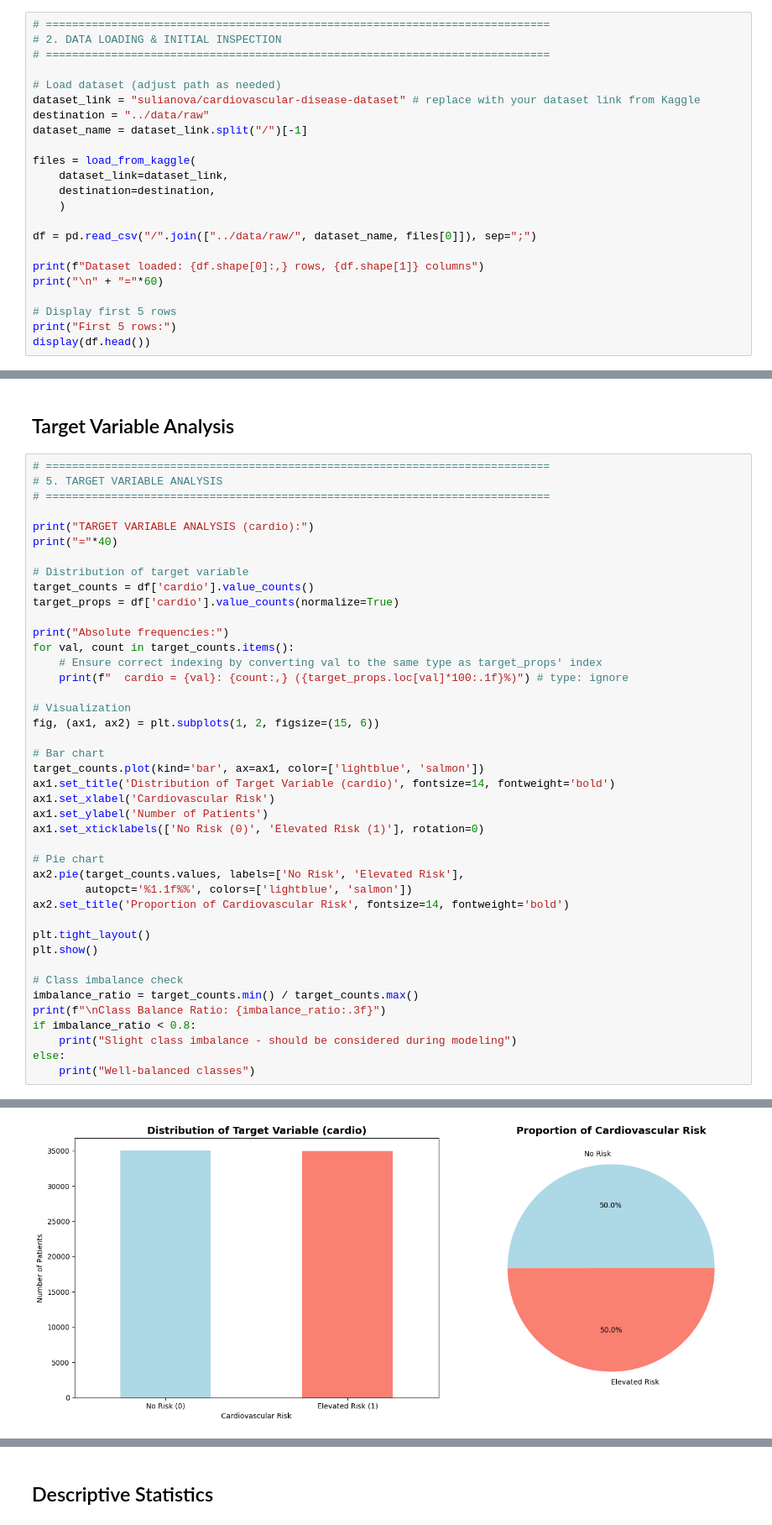
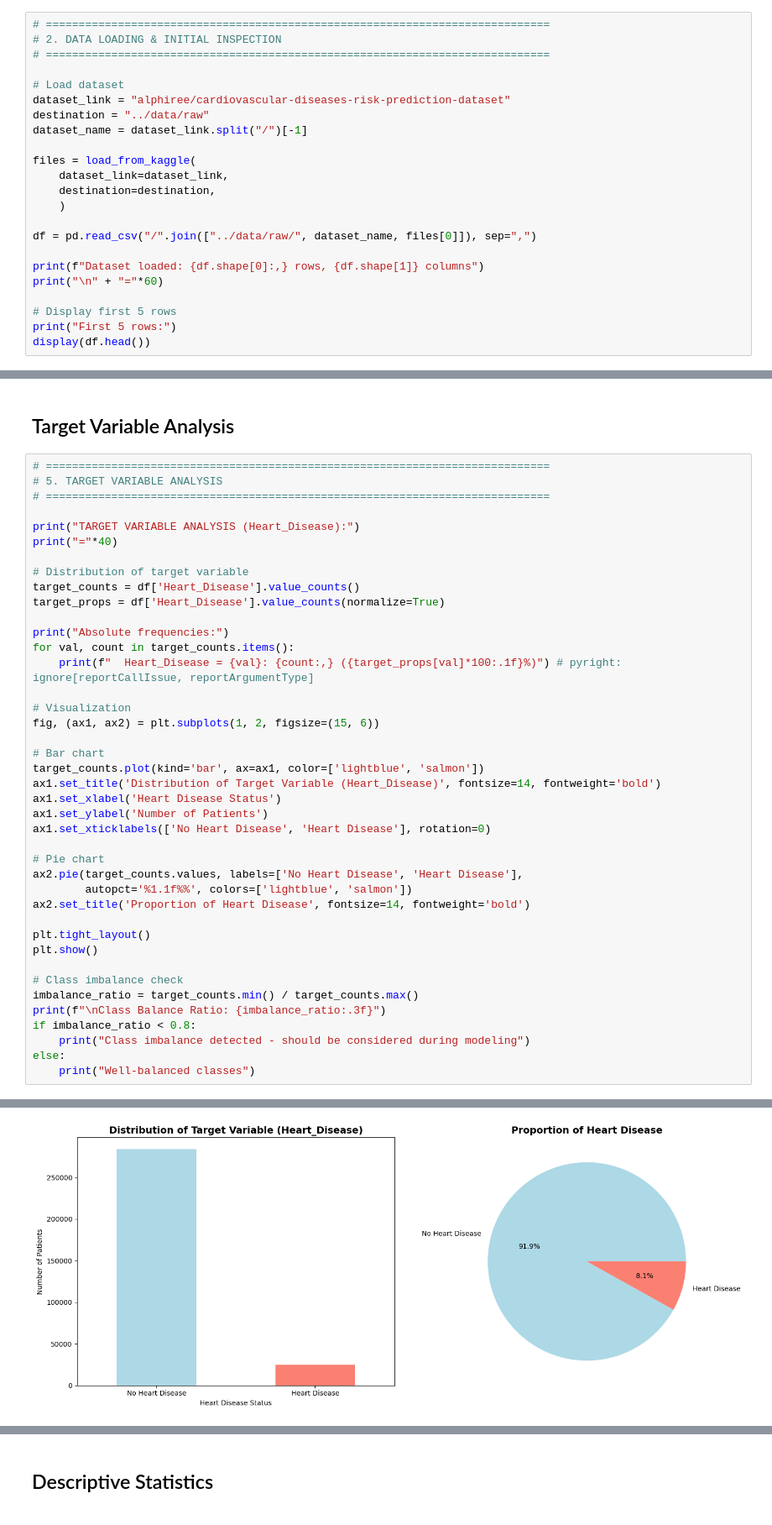
Before and after one commit to eyyuboeztuerk-arch/DPP-Stackfuel-Data-Science-Projekt, a Jupyter notebook: notebooks/01_exploration.ipynb, the cells around one changed output, grey strips where cells are left out. Shown at 84% size. Saved outputs shown, nothing was run; the diff lists cells and outputs as text.

Commit message:
adjust up to and including descriptive statistics in 01_exploration.ipynb after changing dataset used for this project

```diff
--- a/notebooks/01_exploration.ipynb
+++ b/notebooks/01_exploration.ipynb
@@ -128,8 +127,8 @@ warnings.filterwarnings('ignore')
 # 2. DATA LOADING & INITIAL INSPECTION
 # =============================================================================
 
-# Load dataset (adjust path as needed)
-dataset_link = "sulianova/cardiovascular-disease-dataset" # replace with your dataset link from Kaggle
+# Load dataset
+dataset_link = "alphiree/cardiovascular-diseases-risk-prediction-dataset"
 destination = "../data/raw"
 dataset_name = dataset_link.split("/")[-1]
 
@@ -138,7 +137,7 @@ files = load_from_kaggle(
     destination=destination,
     )
 
-df = pd.read_csv("/".join(["../data/raw/", dataset_name, files[0]]), sep=";")
+df = pd.read_csv("/".join(["../data/raw/", dataset_name, files[0]]), sep=",")
 
 print(f"Dataset loaded: {df.shape[0]:,} rows, {df.shape[1]} columns")
 print("\n" + "="*60)
@@ -407,32 +415,31 @@ DUPLICATES: 0 (0.00%)
 # 5. TARGET VARIABLE ANALYSIS
 # =============================================================================
 
-print("TARGET VARIABLE ANALYSIS (cardio):")
+print("TARGET VARIABLE ANALYSIS (Heart_Disease):")
 print("="*40)
 
 # Distribution of target variable
-target_counts = df['cardio'].value_counts()
-target_props = df['cardio'].value_counts(normalize=True)
+target_counts = df['Heart_Disease'].value_counts()
+target_props = df['Heart_Disease'].value_counts(normalize=True)
 
 print("Absolute frequencies:")
 for val, count in target_counts.items():
-    # Ensure correct indexing by converting val to the same type as target_props' index
-    print(f"  cardio = {val}: {count:,} ({target_props.loc[val]*100:.1f}%)") # type: ignore
+    print(f"  Heart_Disease = {val}: {count:,} ({target_props[val]*100:.1f}%)") # pyright: ignore[reportCallIssue, reportArgumentType]
 
 # Visualization
 fig, (ax1, ax2) = plt.subplots(1, 2, figsize=(15, 6))
 
 # Bar chart
 target_counts.plot(kind='bar', ax=ax1, color=['lightblue', 'salmon'])
-ax1.set_title('Distribution of Target Variable (cardio)', fontsize=14, fontweight='bold')
-ax1.set_xlabel('Cardiovascular Risk')
+ax1.set_title('Distribution of Target Variable (Heart_Disease)', fontsize=14, fontweight='bold')
+ax1.set_xlabel('Heart Disease Status')
 ax1.set_ylabel('Number of Patients')
-ax1.set_xticklabels(['No Risk (0)', 'Elevated Risk (1)'], rotation=0)
+ax1.set_xticklabels(['No Heart Disease', 'Heart Disease'], rotation=0)
 
 # Pie chart
-ax2.pie(target_counts.values, labels=['No Risk', 'Elevated Risk'],
+ax2.pie(target_counts.values, labels=['No Heart Disease', 'Heart Disease'],
         autopct='%1.1f%%', colors=['lightblue', 'salmon'])
-ax2.set_title('Proportion of Cardiovascular Risk', fontsize=14, fontweight='bold')
+ax2.set_title('Proportion of Heart Disease', fontsize=14, fontweight='bold')
 
 plt.tight_layout()
 plt.show()
@@ -441,7 +448,7 @@ plt.show()
 imbalance_ratio = target_counts.min() / target_counts.max()
 print(f"\nClass Balance Ratio: {imbalance_ratio:.3f}")
 if imbalance_ratio < 0.8:
-    print("Slight class imbalance - should be considered during modeling")
+    print("Class imbalance detected - should be considered during modeling")
 else:
     print("Well-balanced classes")
 # %% [output]
@@ -453 +460 @@ Absolute frequencies:
-[figure, old version]
+[figure, new version]
```
Also changed, not shown: parts of 15 cells of this notebook.
